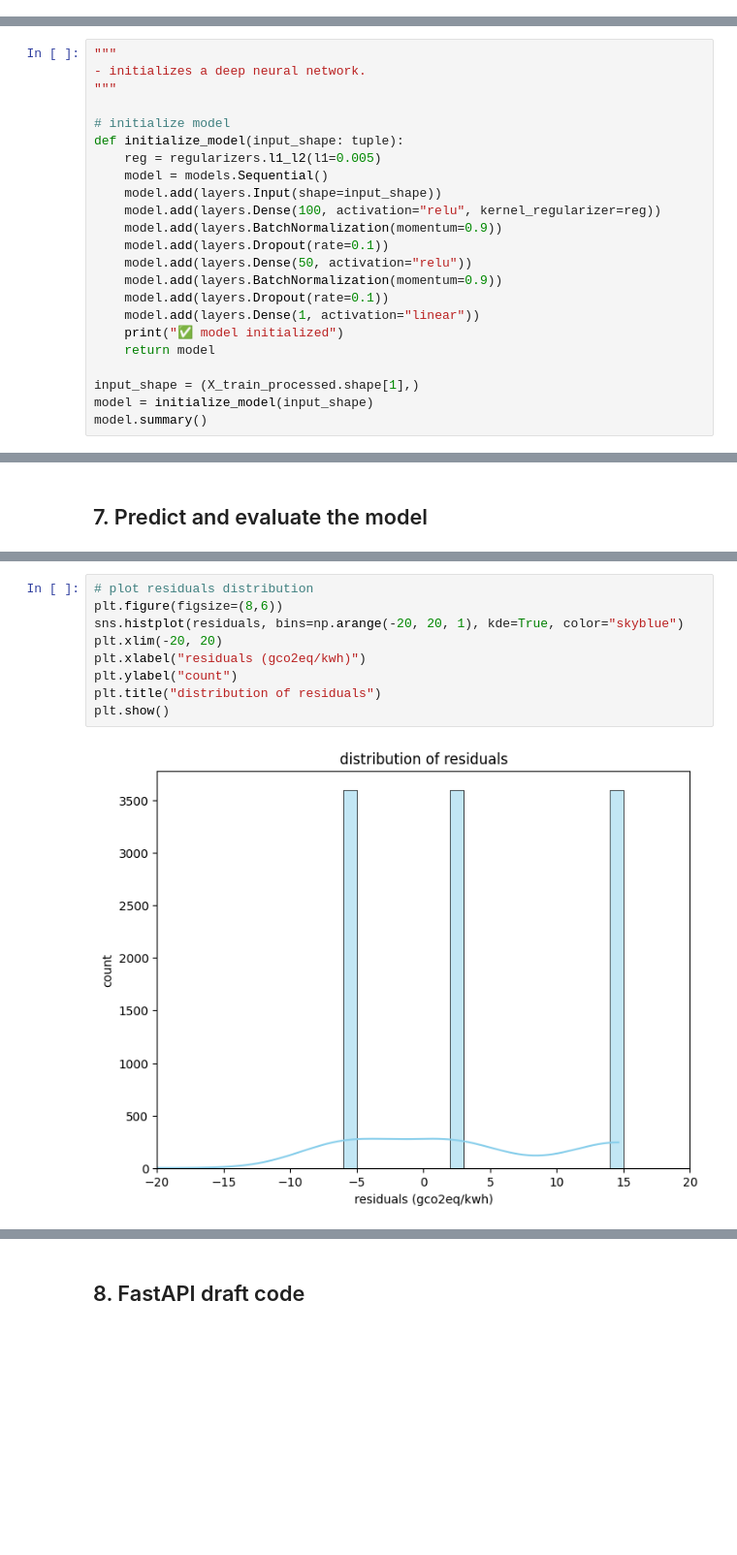
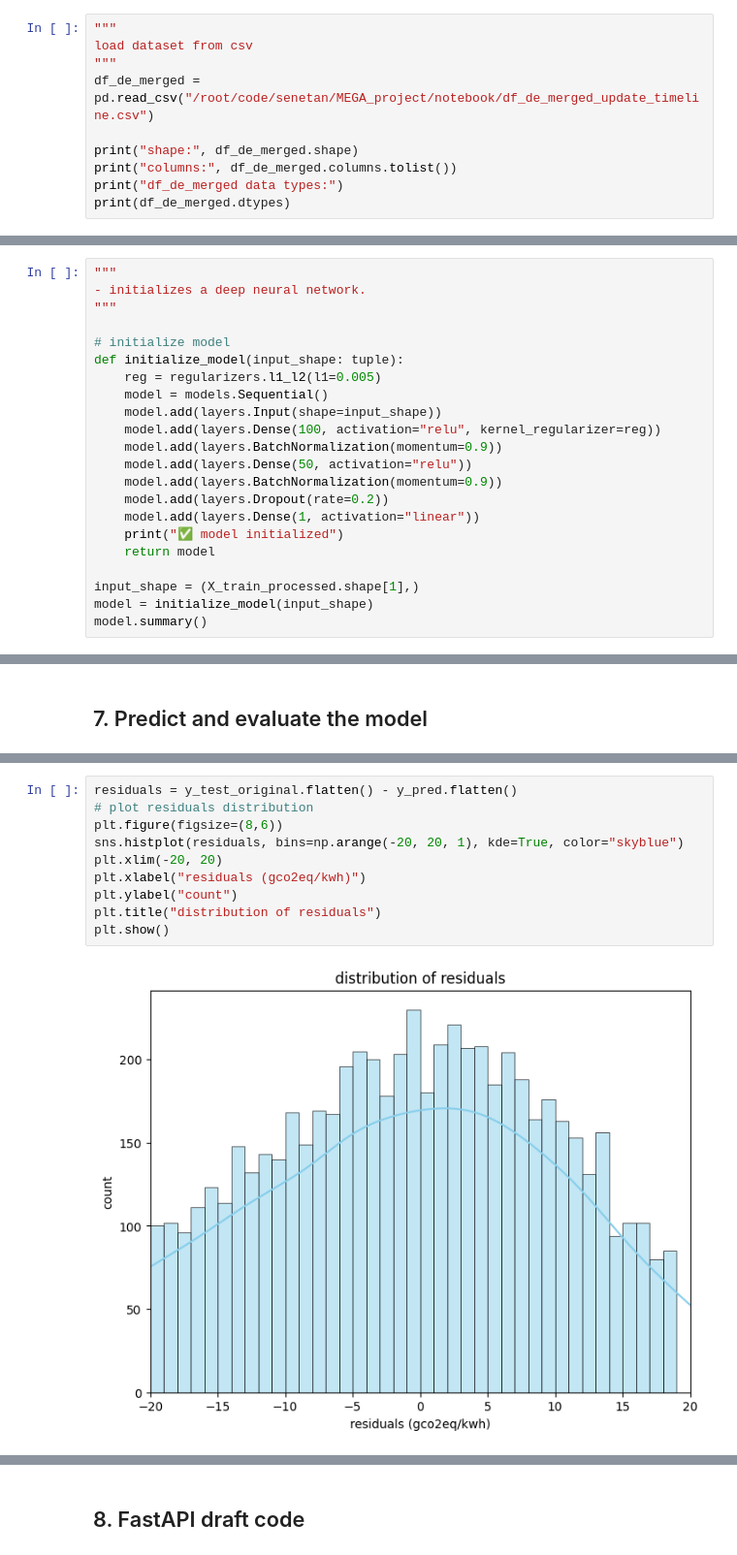
Before and after one commit to senetan/MEGA_project, a Jupyter notebook: notebook/mvp_draft_new.ipynb, the cells around one changed output, grey strips where cells are left out. Shown at 97% size. Drawn from its saved outputs; the diff is of its cells as text; blank space fills up the shorter version.

```diff
--- a/notebook/mvp_draft_new.ipynb
+++ b/notebook/mvp_draft_new.ipynb
@@ -229,3 +271,13 @@ merged data exported to 'df_de_merged.csv'
+# %%
+"""
+load dataset from csv
+"""
+df_de_merged = pd.read_csv("/root/code/senetan/MEGA_project/notebook/df_de_merged_update_timeline.csv")
+
+print("shape:", df_de_merged.shape)
+print("columns:", df_de_merged.columns.tolist())
+print("df_de_merged data types:")
+print(df_de_merged.dtypes)
 # %% [markdown]
 ## 3. Basic info and visualization
 # %%
@@ -522,10 +576,9 @@ def initialize_model(input_shape: tuple):
     model.add(layers.Input(shape=input_shape))
     model.add(layers.Dense(100, activation="relu", kernel_regularizer=reg))
     model.add(layers.BatchNormalization(momentum=0.9))
-    model.add(layers.Dropout(rate=0.1))
     model.add(layers.Dense(50, activation="relu"))
     model.add(layers.BatchNormalization(momentum=0.9))
-    model.add(layers.Dropout(rate=0.1))
+    model.add(layers.Dropout(rate=0.2))
     model.add(layers.Dense(1, activation="linear"))
     print("✅ model initialized")
     return model
@@ -693,14 +752,15 @@ y_test_original min: 437.0 max: 459.0
 # %%
+residuals = y_test_original.flatten() - y_pred.flatten()
 # plot residuals distribution
 plt.figure(figsize=(8,6))
 sns.histplot(residuals, bins=np.arange(-20, 20, 1), kde=True, color="skyblue")
 plt.xlim(-20, 20)
 plt.xlabel("residuals (gco2eq/kwh)")
 plt.ylabel("count")
 plt.title("distribution of residuals")
 plt.show()
 # %% [output]
-[figure, old version]
+[figure, new version]
 # %%
 # example input for a specific datetime with sample energy mix values
 sample_input = {
```
Also changed, not shown: parts of 22 cells of this notebook, 9 other files.
